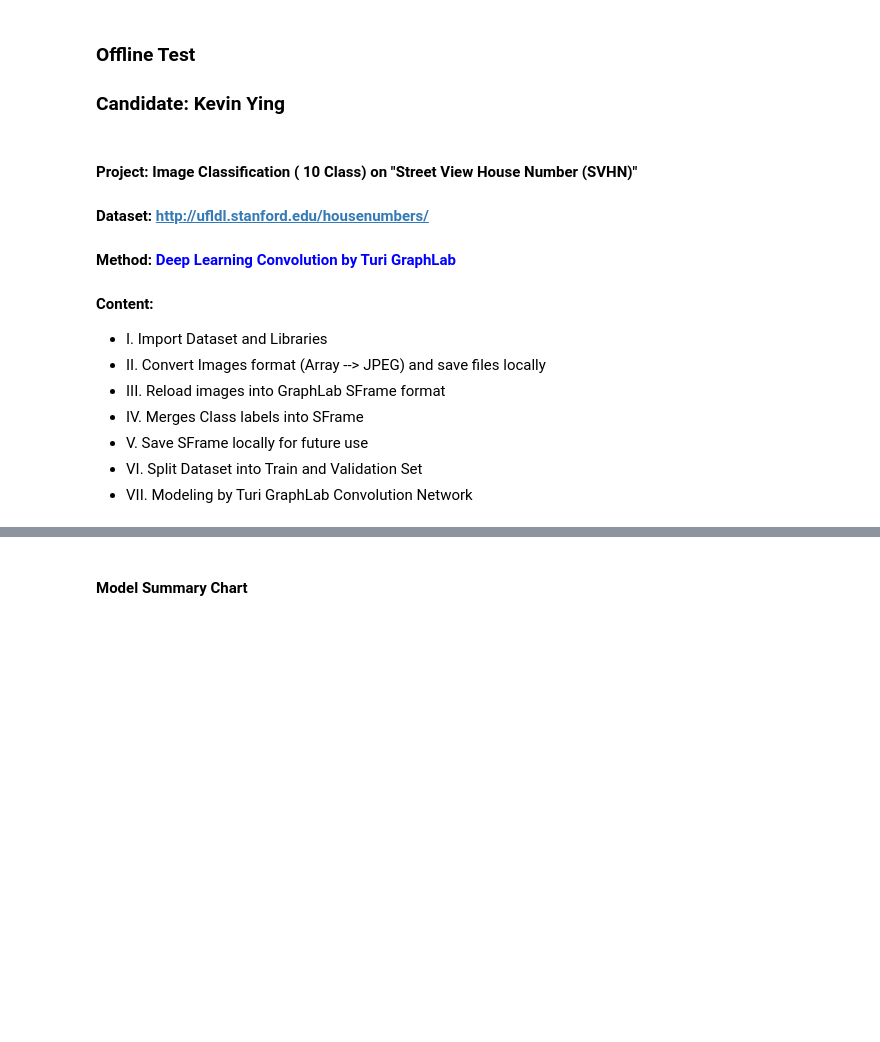
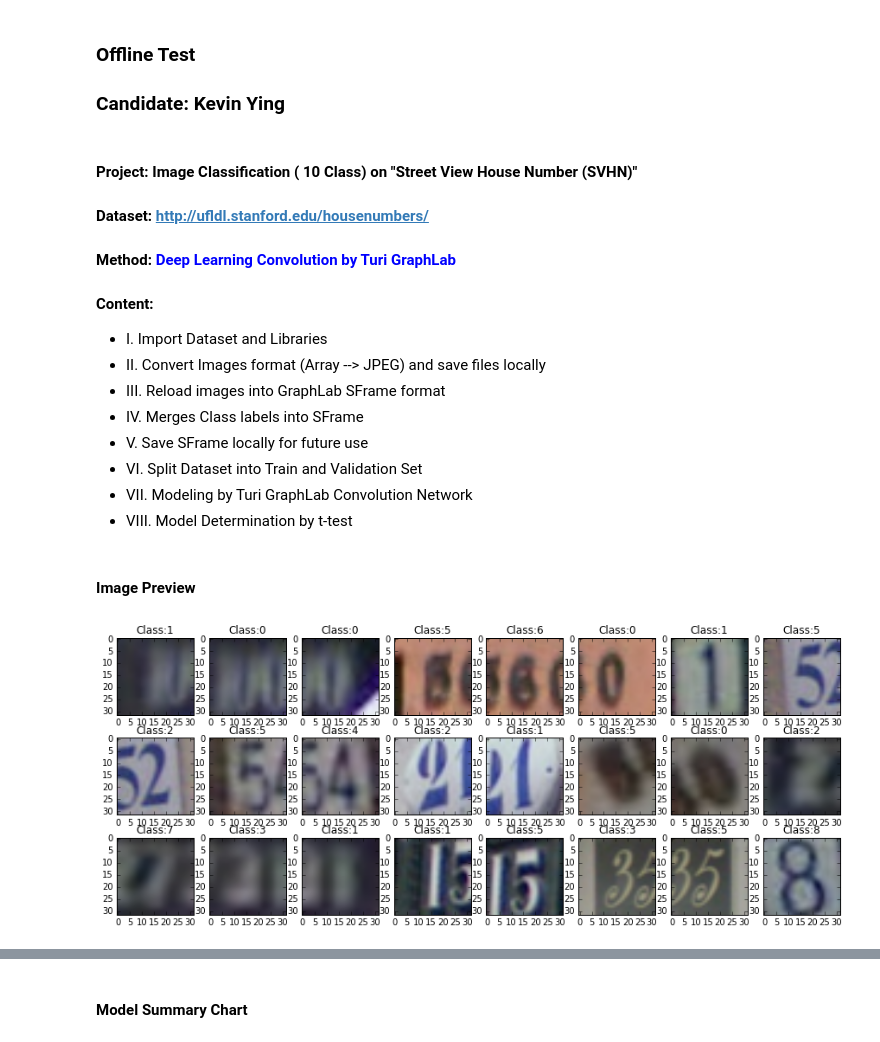
Before and after one commit to kyloop/turi, a Jupyter notebook: m1.ipynb, the cells around one changed output, grey strips where cells are left out. Cells and saved outputs as stored; diff of their text form; code cells hidden in the pictures; blank space fills up the shorter version.

```diff
--- a/m1.ipynb
+++ b/m1.ipynb
@@ -16,6 +16,27 @@
  - V. Save SFrame locally for future use
  - VI. Split Dataset into Train and Validation Set
  - VII. Modeling by Turi GraphLab Convolution Network
+ - VIII. Model Determination by t-test
+# %% [markdown]
+#### Image Preview
+# %%
+train=sio.loadmat("./data/train_32x32.mat")
+test=sio.loadmat("./data/train_32x32.mat")
+
+'''Plotting'''
+fig=plt.figure(figsize=(15,10))
+img_pos=988
+for i in range(img_pos,img_pos+24):
+    pic=train["X"][:,:,:,i]
+    label=train["y"][i][0]
+    if label == 10: label=0
+    ax=fig.add_subplot(5,8,i-img_pos+1)
+    ax.set_title("Class:"+str( label))
+    ax.imshow(pic)
+
+plt.show()
+# %% [output]
+[figure, added]
 # %% [markdown]
 #### Model Summary Table
 
```
Also changed, not shown: parts of 29 cells of this notebook.
